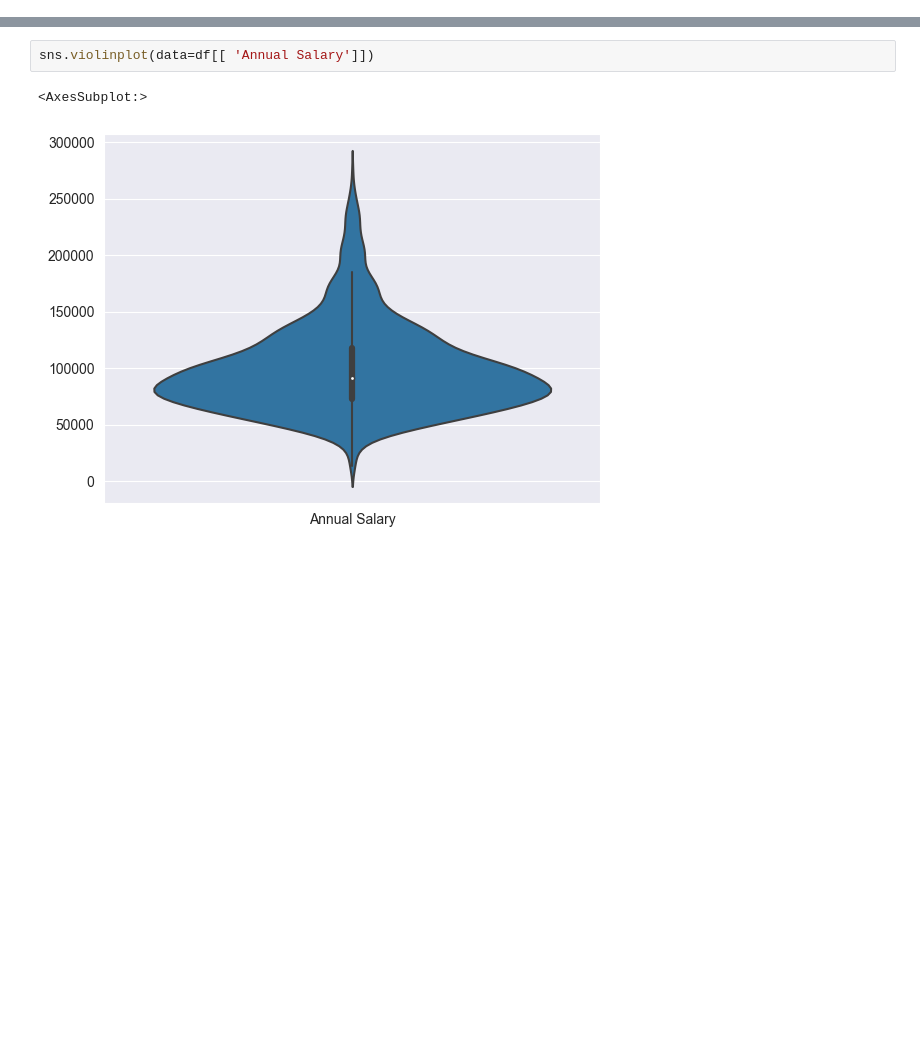
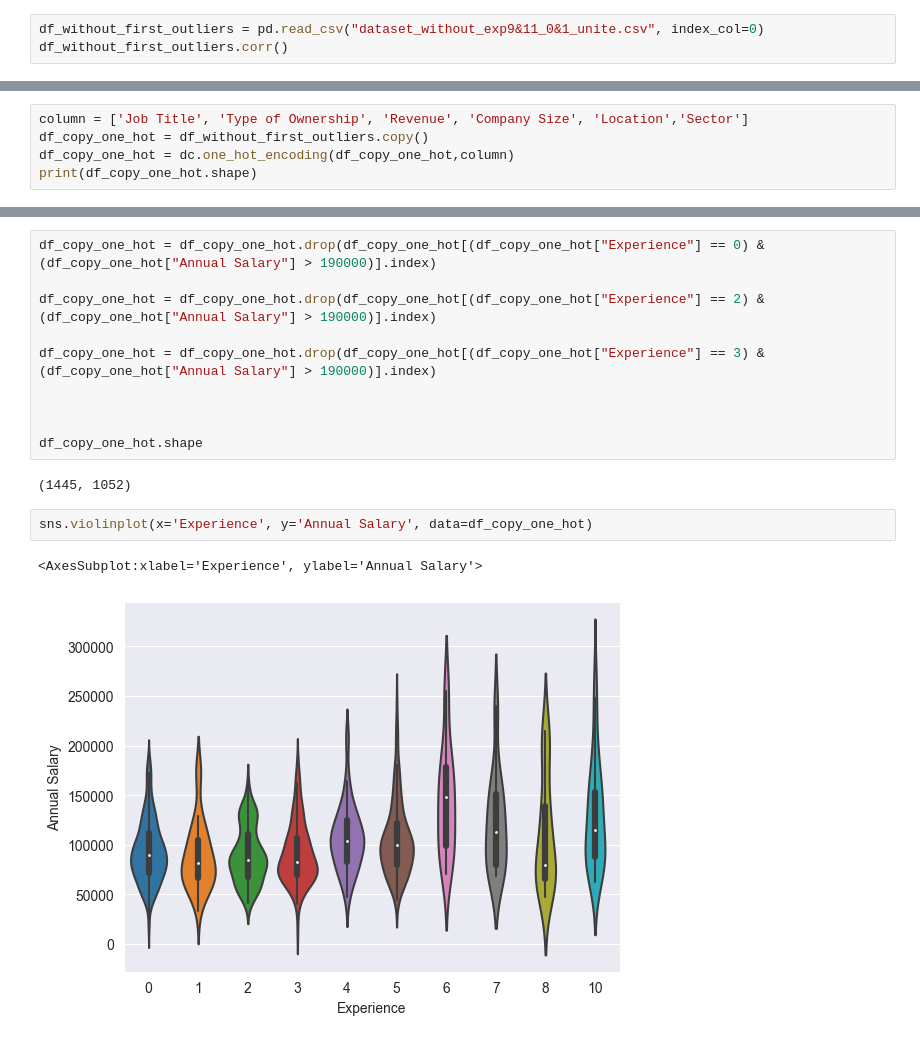
Before and after one commit to avichai504/Salary_Prediction_Project, a Jupyter notebook: sahar_files/attempt_to_eda.ipynb, the cells around one changed output, grey strips where cells are left out. Saved outputs shown, nothing was run; the diff lists cells and outputs as text; blank space fills up the shorter version.

```diff
--- a/sahar_files/attempt_to_eda.ipynb
+++ b/sahar_files/attempt_to_eda.ipynb
@@ -39,0 +54,3 @@ df.corr()
+# %%
+df_without_first_outliers = pd.read_csv("dataset_without_exp9&11_0&1_unite.csv", index_col=0)
+df_without_first_outliers.corr()
@@ -39,0 +74,5 @@ df.corr()
+# %%
+column = ['Job Title', 'Type of Ownership', 'Revenue', 'Company Size', 'Location','Sector']
+df_copy_one_hot = df_without_first_outliers.copy()
+df_copy_one_hot = dc.one_hot_encoding(df_copy_one_hot,column)
+print(df_copy_one_hot.shape)
@@ -85,5 +174,17 @@ plt.bar(df['Position'], df['Experience'])
+# %%
+df_copy_one_hot = df_copy_one_hot.drop(df_copy_one_hot[(df_copy_one_hot["Experience"] == 0) & (df_copy_one_hot["Annual Salary"] > 190000)].index)
+
+df_copy_one_hot = df_copy_one_hot.drop(df_copy_one_hot[(df_copy_one_hot["Experience"] == 2) & (df_copy_one_hot["Annual Salary"] > 190000)].index)
+
+df_copy_one_hot = df_copy_one_hot.drop(df_copy_one_hot[(df_copy_one_hot["Experience"] == 3) & (df_copy_one_hot["Annual Salary"] > 190000)].index)
+
+
+
+df_copy_one_hot.shape
+# %% [output]
+(1445, 1052)
 # %%
-sns.violinplot(data=df[[ 'Annual Salary']])
+sns.violinplot(x='Experience', y='Annual Salary', data=df_copy_one_hot)
 # %% [output]
-<AxesSubplot:>
+<AxesSubplot:xlabel='Experience', ylabel='Annual Salary'>
-[figure, old version]
+[figure, new version]
```
Also changed, not shown: parts of 58 cells of this notebook, 1 other file.
